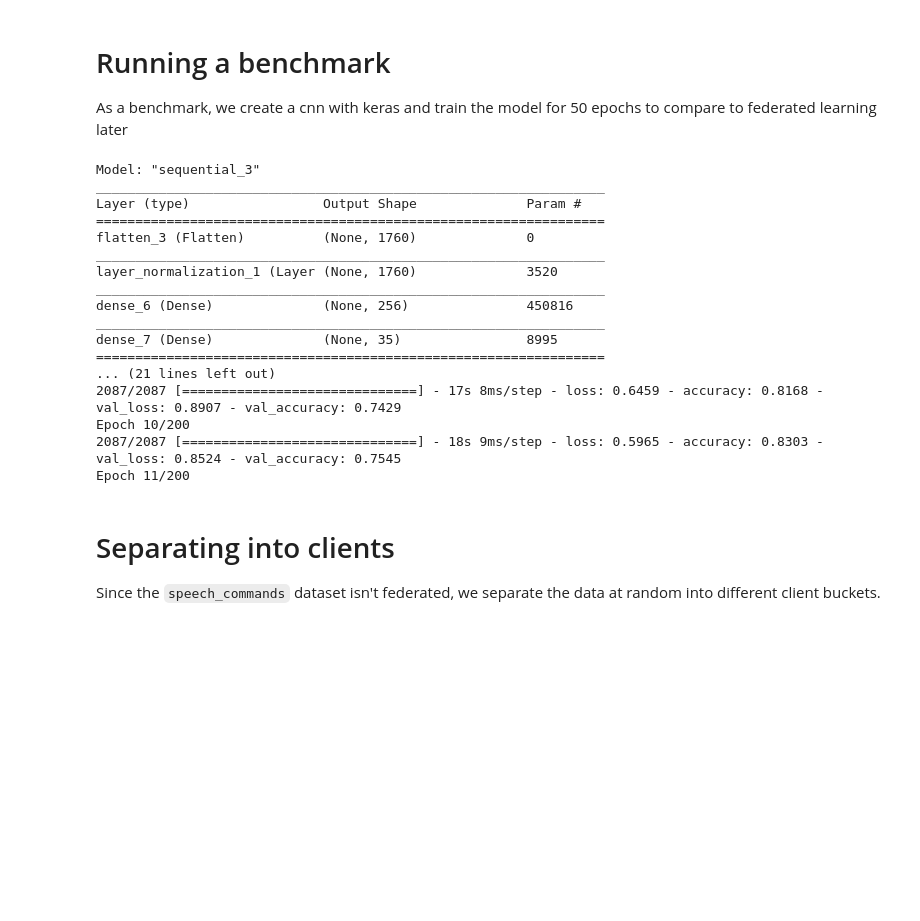
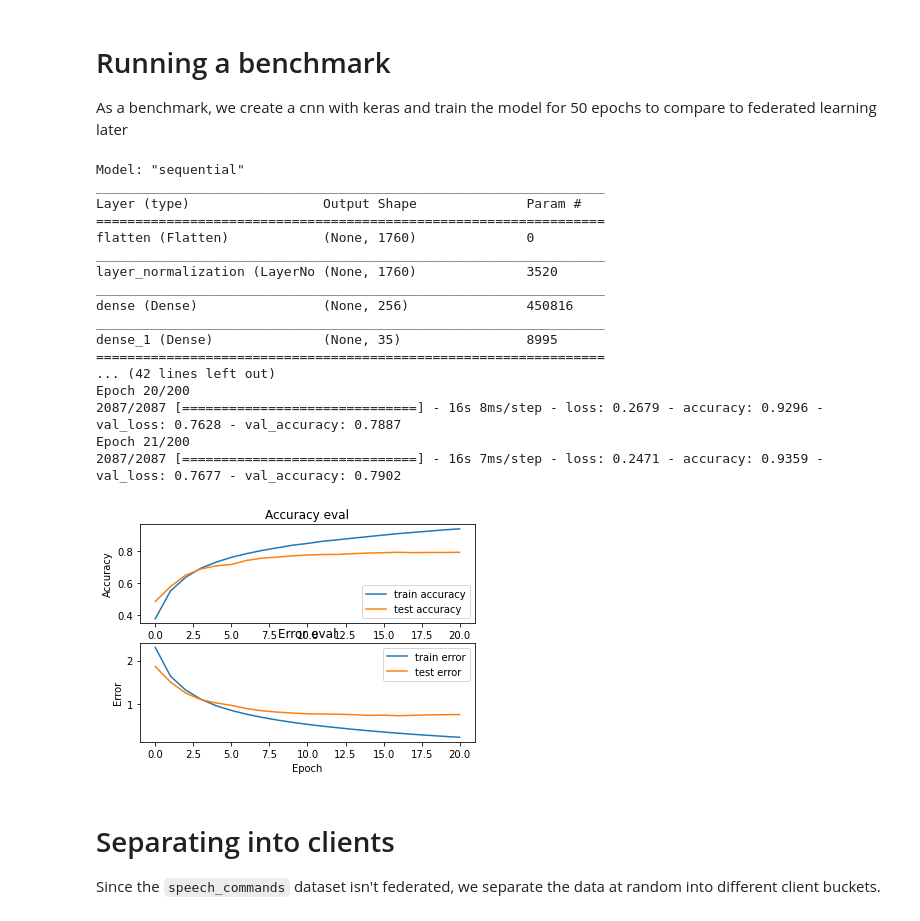
Before and after one commit to will33/privacy-preservation, a Jupyter notebook: Federated_Learning all classes backup1.ipynb, the cells around one changed output. Drawn from its saved outputs; the diff is of its cells as text; code cells hidden in the pictures; blank space fills up the shorter version.

```diff
--- a/Federated_Learning all classes backup1.ipynb
+++ b/Federated_Learning all classes backup1.ipynb
@@ -229,11 +229,16 @@ def load_data(dataset_path):
 
   return inputs, targets
 # %%
-inputs, targets = load_data(DATASET_PATH)
+def get_dataset():
+    inputs, targets = load_data(DATASET_PATH)
 
-inputs_train, inputs_test, targets_train, targets_test = train_test_split(inputs,
-                                                                          targets,
-                                                                          test_size=0.3)
+    inputs_train, inputs_test, targets_train, targets_test = train_test_split(inputs,
+                                                                              targets,
+                                                                              test_size=0.3)
+
+    return inputs_train, inputs_test, targets_train, targets_test, inputs.shape
+
+inputs_train, inputs_test, targets_train, targets_test, shape = get_dataset()
 # %% [markdown]
 # Running a benchmark
 
@@ -241,7 +246,7 @@ As a benchmark, we create a cnn with keras and train the model for 50 epochs to
 # %%
 model = keras.Sequential([
   # input layer
-  keras.layers.Flatten(input_shape=(inputs.shape[1], inputs.shape[2])),
+  keras.layers.Flatten(input_shape=(shape[1], shape[2])),
 
   # 1st hidden layer
 #   keras.layers.Dense(512, activation='relu'),
@@ -290,43 +295,44 @@ def plot_history(history):
   axs[1].set_ylabel("Error")
   axs[1].set_xlabel("Epoch")
   axs[1].legend(loc="upper right")
   axs[1].set_title("Error eval")
 
   plt.show()
 
 NUM_EPOCHS = 200
 BATCH_SIZE = 32
 
 es = keras.callbacks.EarlyStopping(monitor='val_loss',
                               min_delta=0,
                               patience=4,
                               verbose=0, mode='auto')
 # train network
 history = model.fit(inputs_train, targets_train,
           validation_data=(inputs_test, targets_test),
           epochs=NUM_EPOCHS,
           callbacks=[es],
           batch_size=BATCH_SIZE)
 
 plot_history(history)
 # %% [output]
-Model: "sequential_3"
+Model: "sequential"
 _________________________________________________________________
 Layer (type)                 Output Shape              Param #
 =================================================================
-flatten_3 (Flatten)          (None, 1760)              0
+flatten (Flatten)            (None, 1760)              0
 _________________________________________________________________
-layer_normalization_1 (Layer (None, 1760)              3520
+layer_normalization (LayerNo (None, 1760)              3520
 _________________________________________________________________
-dense_6 (Dense)              (None, 256)               450816
+dense (Dense)                (None, 256)               450816
 _________________________________________________________________
-dense_7 (Dense)              (None, 35)                8995
+dense_1 (Dense)              (None, 35)                8995
 =================================================================
-... (21 lines left out)
-2087/2087 [==============================] - 17s 8ms/step - loss: 0.6459 - accuracy: 0.8168 - val_loss: 0.8907 - val_accuracy: 0.7429
-Epoch 10/200
-2087/2087 [==============================] - 18s 9ms/step - loss: 0.5965 - accuracy: 0.8303 - val_loss: 0.8524 - val_accuracy: 0.7545
-Epoch 11/200
+... (42 lines left out)
+Epoch 20/200
+2087/2087 [==============================] - 16s 8ms/step - loss: 0.2679 - accuracy: 0.9296 - val_loss: 0.7628 - val_accuracy: 0.7887
+Epoch 21/200
+2087/2087 [==============================] - 16s 7ms/step - loss: 0.2471 - accuracy: 0.9359 - val_loss: 0.7677 - val_accuracy: 0.7902
+[figure, added]
 # %% [markdown]
 # Separating into clients
 
```
Also changed, not shown: parts of 7 cells of this notebook, 1 other file.
